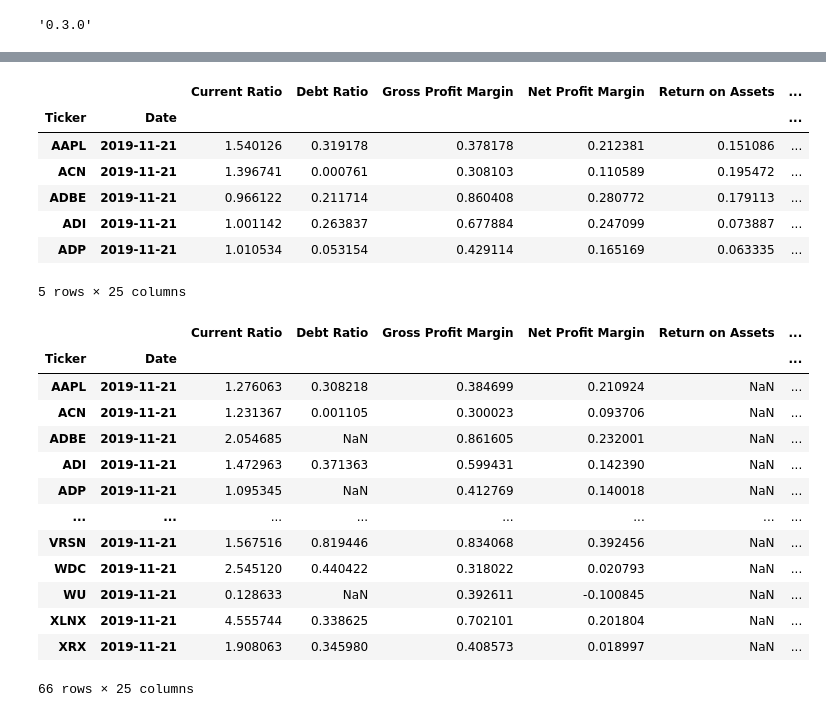
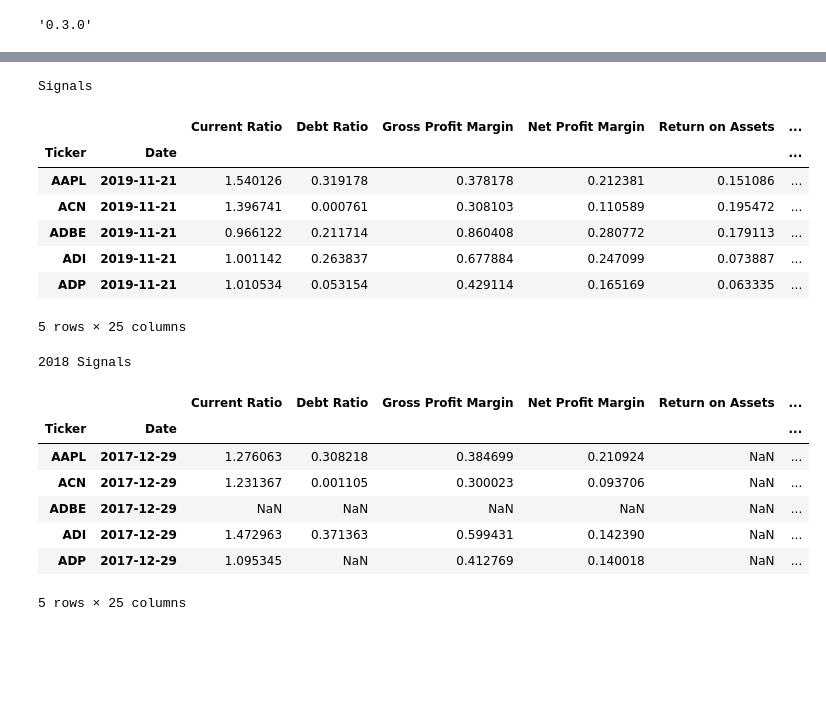
Before and after one commit to jennifermulroy/Project2_MachineLearning, a Jupyter notebook: simfin_data.ipynb, the cells around one changed output, grey strips where cells are left out. Drawn from its saved outputs; the diff is of its cells as text; code cells hidden in the pictures; blank space fills up the shorter version.

```diff
--- a/simfin_data.ipynb
+++ b/simfin_data.ipynb
@@ -69,11 +68,21 @@ df_income_ttm_2017 = df_income_ttm[(df_income_ttm['Fiscal Year']==2017) & (df_in
 df_balance_ttm_2017 = df_balance_ttm[(df_balance_ttm['Fiscal Year']==2017) & (df_balance_ttm['Fiscal Period']=='Q4')]
 df_cashflow_ttm_2017 = df_cashflow_ttm[(df_cashflow_ttm['Fiscal Year']==2017) & (df_cashflow_ttm['Fiscal Period']=='Q4')]
 df_cashflow_qrt_2017 = df_cashflow_qrt[(df_cashflow_qrt['Fiscal Year']==2017) & (df_cashflow_qrt['Fiscal Period']=='Q4')]
-#df_prices_2017 =df_prices[(df_prices.index.get_level_values('Date').year == 2017)]
+df_prices_2017 = df_prices.loc[(df_prices.index.get_level_values('Date') == '2017-12-29')]
 
 df_income_qrt_2018 = df_income_qrt[(df_income_qrt['Fiscal Year']==2018) & (df_income_qrt['Fiscal Period']=='Q4')]
 df_income_ttm_2018 = df_income_ttm[(df_income_ttm['Fiscal Year']==2018) & (df_income_ttm['Fiscal Period']=='Q4')]
 df_balance_ttm_2018 = df_balance_ttm[(df_balance_ttm['Fiscal Year']==2018) & (df_balance_ttm['Fiscal Period']=='Q4')]
 df_cashflow_ttm_2018 = df_cashflow_ttm[(df_cashflow_ttm['Fiscal Year']==2018) & (df_cashflow_ttm['Fiscal Period']=='Q4')]
 df_cashflow_qrt_2018 = df_cashflow_qrt[(df_cashflow_qrt['Fiscal Year']==2018) & (df_cashflow_qrt['Fiscal Period']=='Q4')]
-#df_prices_2018 = df_prices[(df_prices.index.get_level_values('Date').year == 2018)]
+df_prices_2018 = df_prices.loc[(df_prices.index.get_level_values('Date') == '2018-12-31')]
+
+df_income_qrt_growth_2017 = df_income_qrt[(df_income_qrt['Fiscal Year']==2016 & 2017) & (df_income_qrt['Fiscal Period']=='Q4')]
+df_income_ttm_growth_2017 = df_income_ttm[(df_income_ttm['Fiscal Year']==2016 & 2017)]
+df_cashflow_ttm_growth_2017 = df_cashflow_ttm[(df_cashflow_ttm['Fiscal Year']==2016 & 2017)]
+df_cashflow_qrt_growth_2017 = df_cashflow_qrt[(df_cashflow_qrt['Fiscal Year']==2016 & 2017) & (df_cashflow_qrt['Fiscal Period']=='Q4')]
+
+df_income_qrt_growth_2018 = df_income_qrt[(df_income_qrt['Fiscal Year']==2017 & 2018) & (df_income_qrt['Fiscal Period']=='Q4')]
+df_income_ttm_growth_2018 = df_income_ttm[(df_income_ttm['Fiscal Year']==2017 & 2018)]
+df_cashflow_ttm_growth_2018 = df_cashflow_ttm[(df_cashflow_ttm['Fiscal Year']==2017 & 2018)]
+df_cashflow_qrt_growth_2018 = df_cashflow_qrt[(df_cashflow_qrt['Fiscal Year']==2017 & 2018) & (df_cashflow_qrt['Fiscal Period']=='Q4')]
@@ -87,14 +113,14 @@ df_fin_signals = \
 
 
 df_fin_signals_2017 = \
-    sf.fin_signals(df_prices=df_prices_latest,
+    sf.fin_signals(df_prices=df_prices_2017,
                    df_income_ttm=df_income_ttm_2017,
                    df_balance_ttm=df_balance_ttm_2017,
                    fill_method='ffill')
 
 
 df_fin_signals_2018 = \
-    sf.fin_signals(df_prices=df_prices_latest,
+    sf.fin_signals(df_prices=df_prices_2018,
                    df_income_ttm=df_income_ttm_2018,
                    df_balance_ttm=df_balance_ttm_2018,
                    fill_method='ffill')
@@ -115,19 +141,19 @@ df_growth_signals = \
                       fill_method='ffill')
 
 df_growth_signals_2017 = \
-    sf.growth_signals(df_prices=df_prices_latest,
-                      df_income_ttm=df_income_ttm_2017,
-                      df_income_qrt=df_income_qrt_2017,
-                      df_cashflow_ttm=df_cashflow_ttm_2017,
-                      df_cashflow_qrt=df_cashflow_qrt_2017,
+    sf.growth_signals(df_prices=df_prices_2017,
+                      df_income_ttm=df_income_ttm_growth_2017,
+                      df_income_qrt=df_income_qrt_growth_2017,
+                      df_cashflow_ttm=df_cashflow_ttm_growth_2017,
+                      df_cashflow_qrt=df_cashflow_qrt_growth_2017,
                       fill_method='ffill')
 
 df_growth_signals_2018 = \
-    sf.growth_signals(df_prices=df_prices_latest,
-                      df_income_ttm=df_income_ttm_2018,
-                      df_income_qrt=df_income_qrt_2018,
-                      df_cashflow_ttm=df_cashflow_ttm_2018,
-                      df_cashflow_qrt=df_cashflow_qrt_2018,
+    sf.growth_signals(df_prices=df_prices_2018,
+                      df_income_ttm=df_income_ttm_growth_2018,
+                      df_income_qrt=df_income_qrt_growth_2018,
+                      df_cashflow_ttm=df_cashflow_ttm_growth_2018,
+                      df_cashflow_qrt=df_cashflow_qrt_growth_2018,
                       fill_method='ffill')
 
 df_growth_signals_2y = \
@@ -147,14 +173,14 @@ df_val_signals = \
                    fill_method='ffill')
 
 df_val_signals_2017 = \
-    sf.val_signals(df_prices=df_prices_latest,
+    sf.val_signals(df_prices=df_prices_2017,
                    df_income_ttm=df_income_ttm_2017,
                    df_balance_ttm=df_balance_ttm_2017,
                    df_cashflow_ttm=df_cashflow_ttm,
                    fill_method='ffill')
 
 df_val_signals_2018 = \
-    sf.val_signals(df_prices=df_prices_latest,
+    sf.val_signals(df_prices=df_prices_2018,
                    df_income_ttm=df_income_ttm_2018,
                    df_balance_ttm=df_balance_ttm_2018,
                    df_cashflow_ttm=df_cashflow_ttm_2018,
@@ -174,8 +200,10 @@ dfs = [df_fin_signals, df_growth_signals, df_val_signals]
 df_signals = pd.concat(dfs, axis=1)
 df_signals = df_signals.loc[tickers].copy()
 # Show the result.
+print("Signals")
 df_signals.head()
 # %% [output]
+Signals
 |  |  | Current Ratio | Debt Ratio | Gross Profit Margin | Net Profit Margin | Return on Assets | ... |
 | Ticker | Date |  |  |  |  |  | ... |
 | AAPL | 2019-11-21 | 1.540126 | 0.319178 | 0.378178 | 0.212381 | 0.151086 | ... |
@@ -183,29 +211,25 @@ df_signals.head()
 | ADBE | 2019-11-21 | 0.966122 | 0.211714 | 0.860408 | 0.280772 | 0.179113 | ... |
 | ADI | 2019-11-21 | 1.001142 | 0.263837 | 0.677884 | 0.247099 | 0.073887 | ... |
 | ADP | 2019-11-21 | 1.010534 | 0.053154 | 0.429114 | 0.165169 | 0.063335 | ... |
-5 rows × 25 columns
+5 rows × 25 columns
 # %%
 # Combine the DataFrames.
 dfs = [df_fin_signals_2017, df_growth_signals_2017, df_val_signals_2017]
 df_signals_2017 = pd.concat(dfs, axis=1)
 df_signals_2017 = df_signals_2017.loc[tickers].copy()
 # Show the result.
-df_signals_2017
+print("2018 Signals")
+df_signals_2017.head()
 # %% [output]
+2018 Signals
 |  |  | Current Ratio | Debt Ratio | Gross Profit Margin | Net Profit Margin | Return on Assets | ... |
 | Ticker | Date |  |  |  |  |  | ... |
-| AAPL | 2019-11-21 | 1.276063 | 0.308218 | 0.384699 | 0.210924 | NaN | ... |
-| ACN | 2019-11-21 | 1.231367 | 0.001105 | 0.300023 | 0.093706 | NaN | ... |
-| ADBE | 2019-11-21 | 2.054685 | NaN | 0.861605 | 0.232001 | NaN | ... |
-| ADI | 2019-11-21 | 1.472963 | 0.371363 | 0.599431 | 0.142390 | NaN | ... |
-| ADP | 2019-11-21 | 1.095345 | NaN | 0.412769 | 0.140018 | NaN | ... |
-| ... | ... | ... | ... | ... | ... | ... | ... |
-| VRSN | 2019-11-21 | 1.567516 | 0.819446 | 0.834068 | 0.392456 | NaN | ... |
-| WDC | 2019-11-21 | 2.545120 | 0.440422 | 0.318022 | 0.020793 | NaN | ... |
-| WU | 2019-11-21 | 0.128633 | NaN | 0.392611 | -0.100845 | NaN | ... |
-| XLNX | 2019-11-21 | 4.555744 | 0.338625 | 0.702101 | 0.201804 | NaN | ... |
-| XRX | 2019-11-21 | 1.908063 | 0.345980 | 0.408573 | 0.018997 | NaN | ... |
+| AAPL | 2017-12-29 | 1.276063 | 0.308218 | 0.384699 | 0.210924 | NaN | ... |
+| ACN | 2017-12-29 | 1.231367 | 0.001105 | 0.300023 | 0.093706 | NaN | ... |
+| ADBE | 2017-12-29 | NaN | NaN | NaN | NaN | NaN | ... |
+| ADI | 2017-12-29 | 1.472963 | 0.371363 | 0.599431 | 0.142390 | NaN | ... |
+| ADP | 2017-12-29 | 1.095345 | NaN | 0.412769 | 0.140018 | NaN | ... |
-66 rows × 25 columns
+5 rows × 25 columns
 # %%
 # Combine the DataFrames.
 dfs = [df_fin_signals_2018, df_growth_signals_2018, df_val_signals_2018]
```
Also changed, not shown: parts of 6 cells of this notebook.
